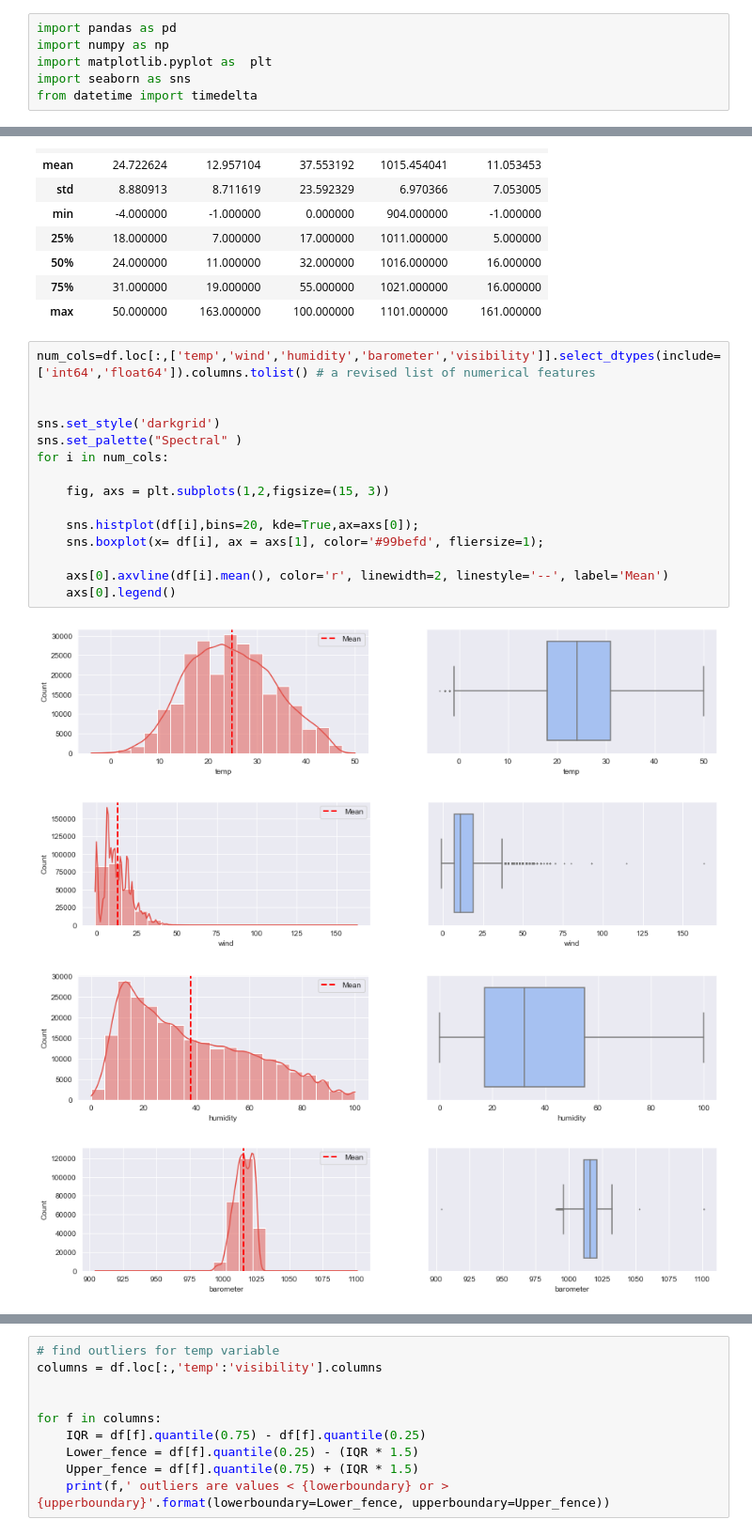
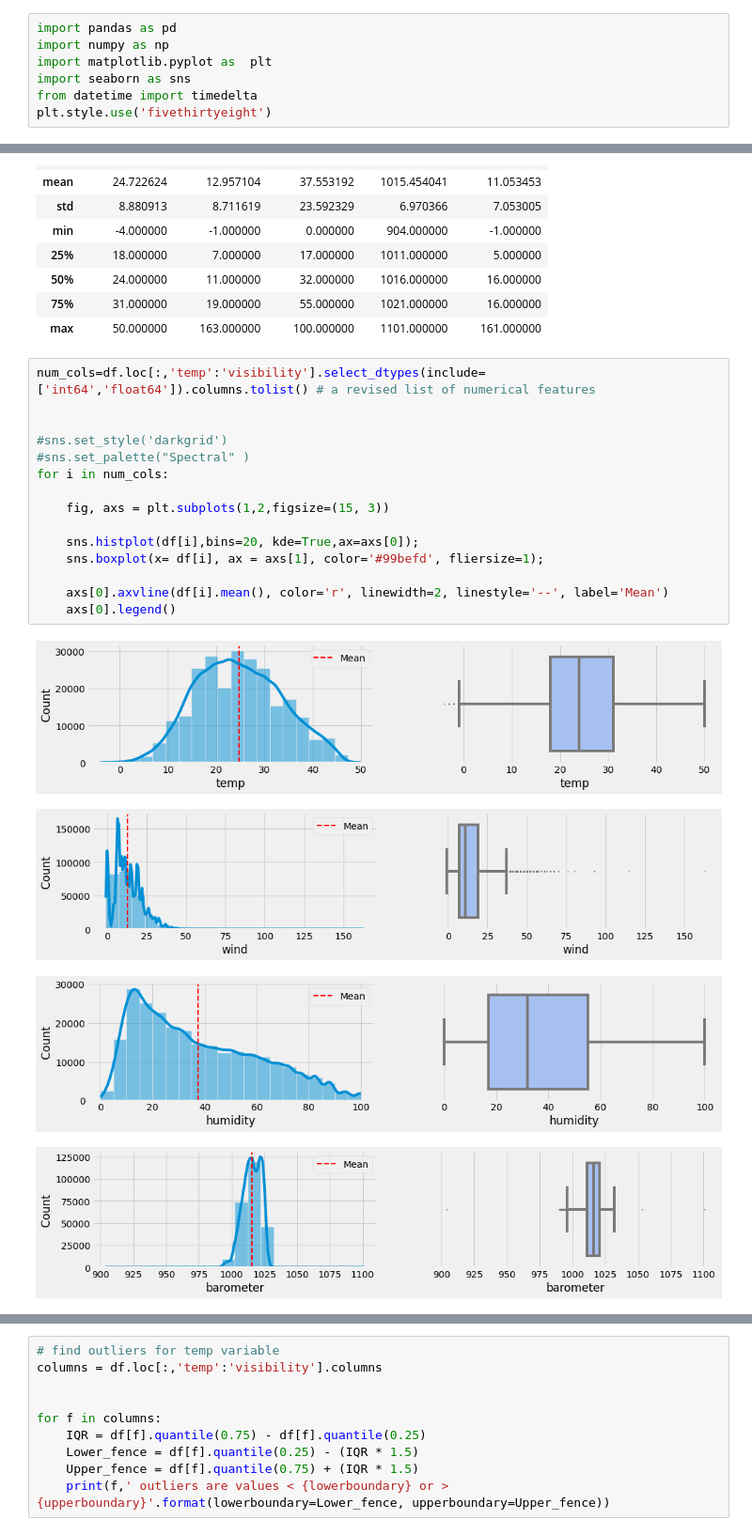
Before and after one commit to naiforfi/Bootcamp_repo, a Jupyter notebook: Final_project/final_notebook.ipynb, the cells around one changed output, grey strips where cells are left out. Shown at 94% size. Saved outputs shown, nothing was run; the diff lists cells and outputs as text.

```diff
--- a/Final_project/final_notebook.ipynb
+++ b/Final_project/final_notebook.ipynb
@@ -8,6 +8,7 @@ import numpy as np
 import matplotlib.pyplot as  plt
 import seaborn as sns
 from datetime import timedelta
+plt.style.use('fivethirtyeight')
 # %% [markdown]
 # 2. Loading the data and data cleaning
 # %%
@@ -241,22 +219,22 @@ df.loc[:,'temp':'visibility'].describe()
 | 75% | 31.000000 | 19.000000 | 55.000000 | 1021.000000 | 16.000000 |
 | max | 50.000000 | 163.000000 | 100.000000 | 1101.000000 | 161.000000 |
 # %%
-num_cols=df.loc[:,['temp','wind','humidity','barometer','visibility']].select_dtypes(include=['int64','float64']).columns.tolist() # a revised list of numerical features
+num_cols=df.loc[:,'temp':'visibility'].select_dtypes(include=['int64','float64']).columns.tolist() # a revised list of numerical features
 
 
-sns.set_style('darkgrid')
-sns.set_palette("Spectral" )
+#sns.set_style('darkgrid')
+#sns.set_palette("Spectral" )
 for i in num_cols:
 
     fig, axs = plt.subplots(1,2,figsize=(15, 3))
 
     sns.histplot(df[i],bins=20, kde=True,ax=axs[0]);
     sns.boxplot(x= df[i], ax = axs[1], color='#99befd', fliersize=1);
 
     axs[0].axvline(df[i].mean(), color='r', linewidth=2, linestyle='--', label='Mean')
     axs[0].legend()
 # %% [output]
-[figure, old version]
+[figure, new version]
-[figure, old version]
+[figure, new version]
-[figure, old version]
+[figure, new version]
-[figure, old version]
+[figure, new version]
```
Also changed, not shown: parts of 62 cells of this notebook.
